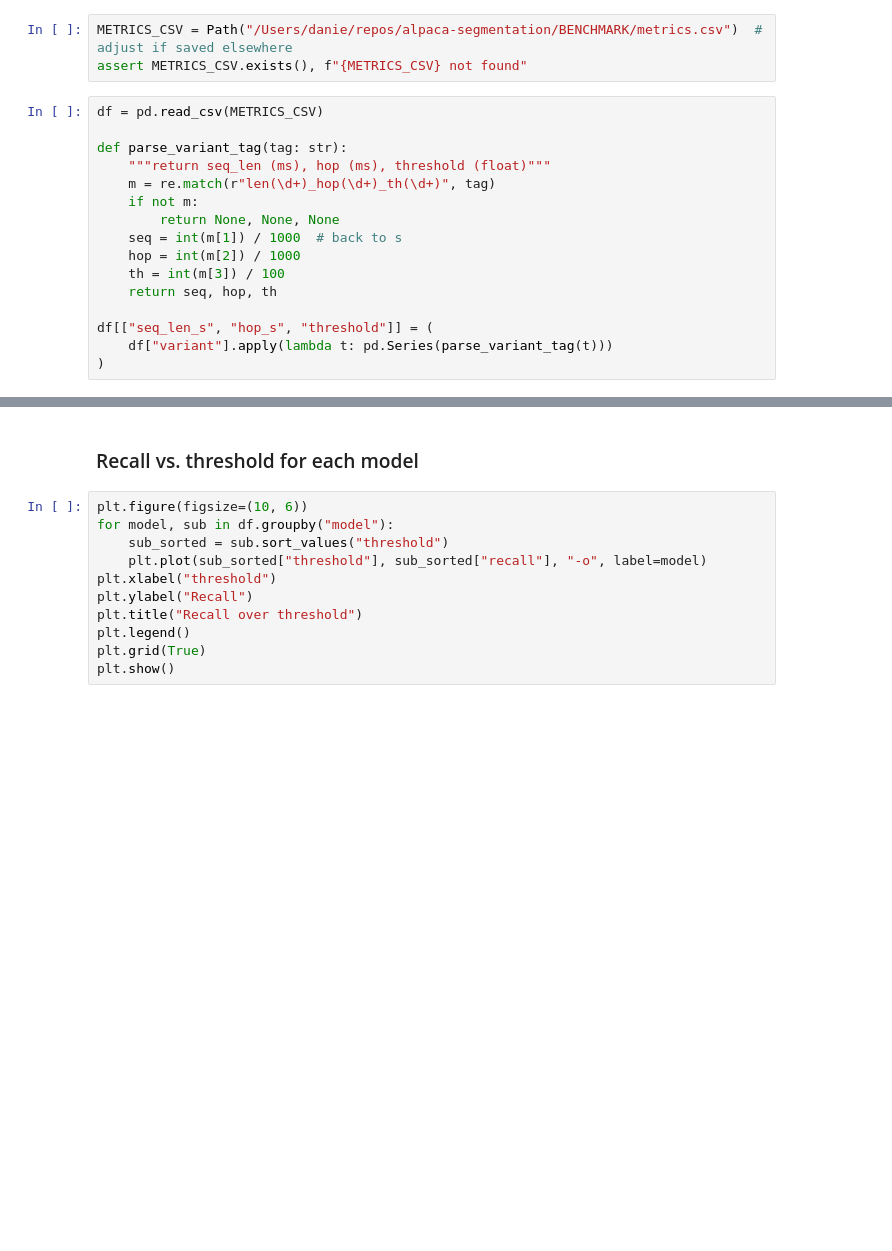
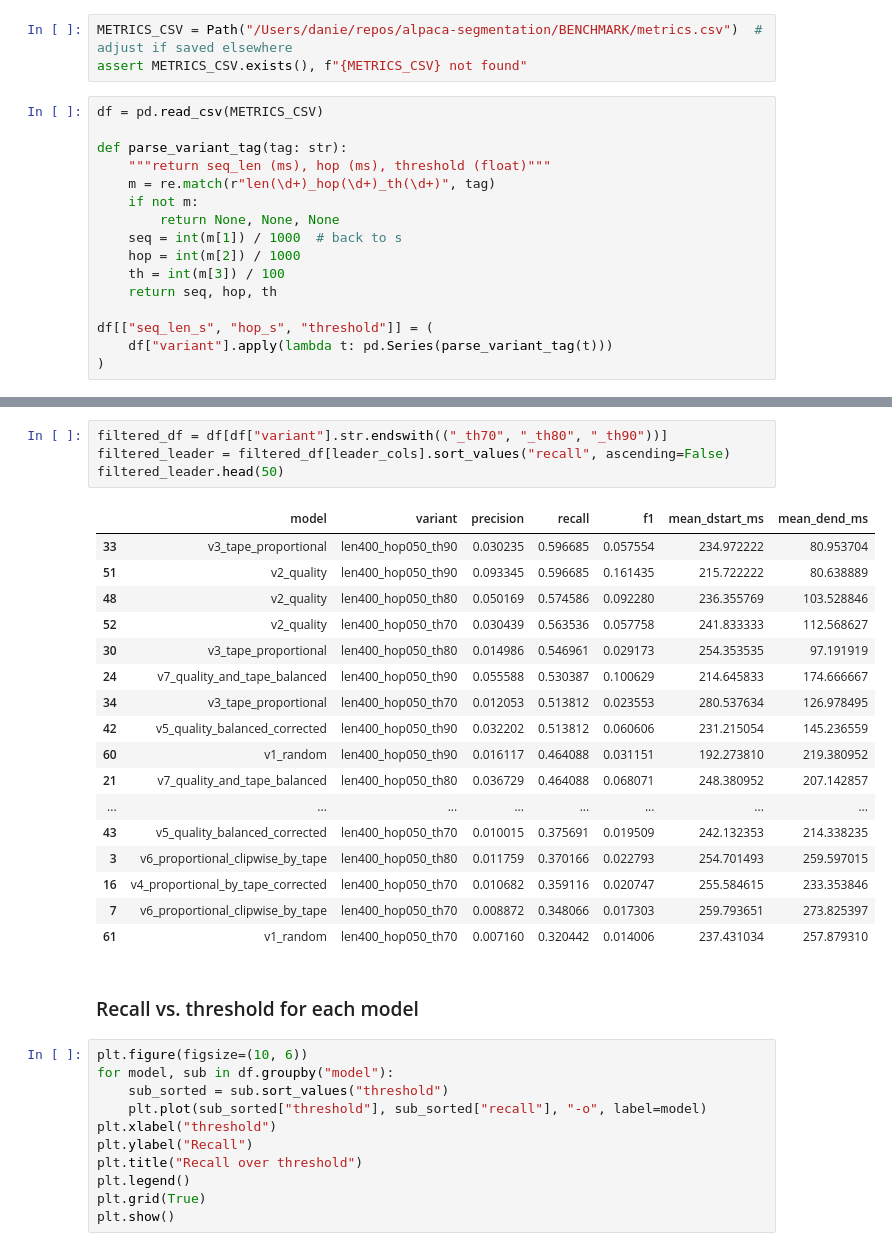
Before and after one commit to darizae/alpaca-segmentation, a Jupyter notebook: data_postprocessing/metrics_analysis.ipynb, the cells around one changed output, grey strips where cells are left out. Saved outputs shown, nothing was run; the diff lists cells and outputs as text; blank space fills up the shorter version.

```diff
--- a/data_postprocessing/metrics_analysis.ipynb
+++ b/data_postprocessing/metrics_analysis.ipynb
@@ -71,3 +59,25 @@ leader.head(20)
+# %%
+filtered_df = df[df["variant"].str.endswith(("_th70", "_th80", "_th90"))]
+filtered_leader = filtered_df[leader_cols].sort_values("recall", ascending=False)
+filtered_leader.head(50)
+# %% [output]
+|  | model | variant | precision | recall | f1 | mean_dstart_ms | mean_dend_ms |
+| 33 | v3_tape_proportional | len400_hop050_th90 | 0.030235 | 0.596685 | 0.057554 | 234.972222 | 80.953704 |
+| 51 | v2_quality | len400_hop050_th90 | 0.093345 | 0.596685 | 0.161435 | 215.722222 | 80.638889 |
+| 48 | v2_quality | len400_hop050_th80 | 0.050169 | 0.574586 | 0.092280 | 236.355769 | 103.528846 |
+| 52 | v2_quality | len400_hop050_th70 | 0.030439 | 0.563536 | 0.057758 | 241.833333 | 112.568627 |
+| 30 | v3_tape_proportional | len400_hop050_th80 | 0.014986 | 0.546961 | 0.029173 | 254.353535 | 97.191919 |
+| 24 | v7_quality_and_tape_balanced | len400_hop050_th90 | 0.055588 | 0.530387 | 0.100629 | 214.645833 | 174.666667 |
+| 34 | v3_tape_proportional | len400_hop050_th70 | 0.012053 | 0.513812 | 0.023553 | 280.537634 | 126.978495 |
+| 42 | v5_quality_balanced_corrected | len400_hop050_th90 | 0.032202 | 0.513812 | 0.060606 | 231.215054 | 145.236559 |
+| 60 | v1_random | len400_hop050_th90 | 0.016117 | 0.464088 | 0.031151 | 192.273810 | 219.380952 |
+| 21 | v7_quality_and_tape_balanced | len400_hop050_th80 | 0.036729 | 0.464088 | 0.068071 | 248.380952 | 207.142857 |
+| ... | ... | ... | ... | ... | ... | ... | ... |
+| 43 | v5_quality_balanced_corrected | len400_hop050_th70 | 0.010015 | 0.375691 | 0.019509 | 242.132353 | 214.338235 |
+| 3 | v6_proportional_clipwise_by_tape | len400_hop050_th80 | 0.011759 | 0.370166 | 0.022793 | 254.701493 | 259.597015 |
+| 16 | v4_proportional_by_tape_corrected | len400_hop050_th70 | 0.010682 | 0.359116 | 0.020747 | 255.584615 | 233.353846 |
+| 7 | v6_proportional_clipwise_by_tape | len400_hop050_th70 | 0.008872 | 0.348066 | 0.017303 | 259.793651 | 273.825397 |
+| 61 | v1_random | len400_hop050_th70 | 0.007160 | 0.320442 | 0.014006 | 237.431034 | 257.879310 |
 # %% [markdown]
 ### Recall vs. threshold for each model
 # %%
```
Also changed, not shown: parts of 10 cells of this notebook, 4 other files.
